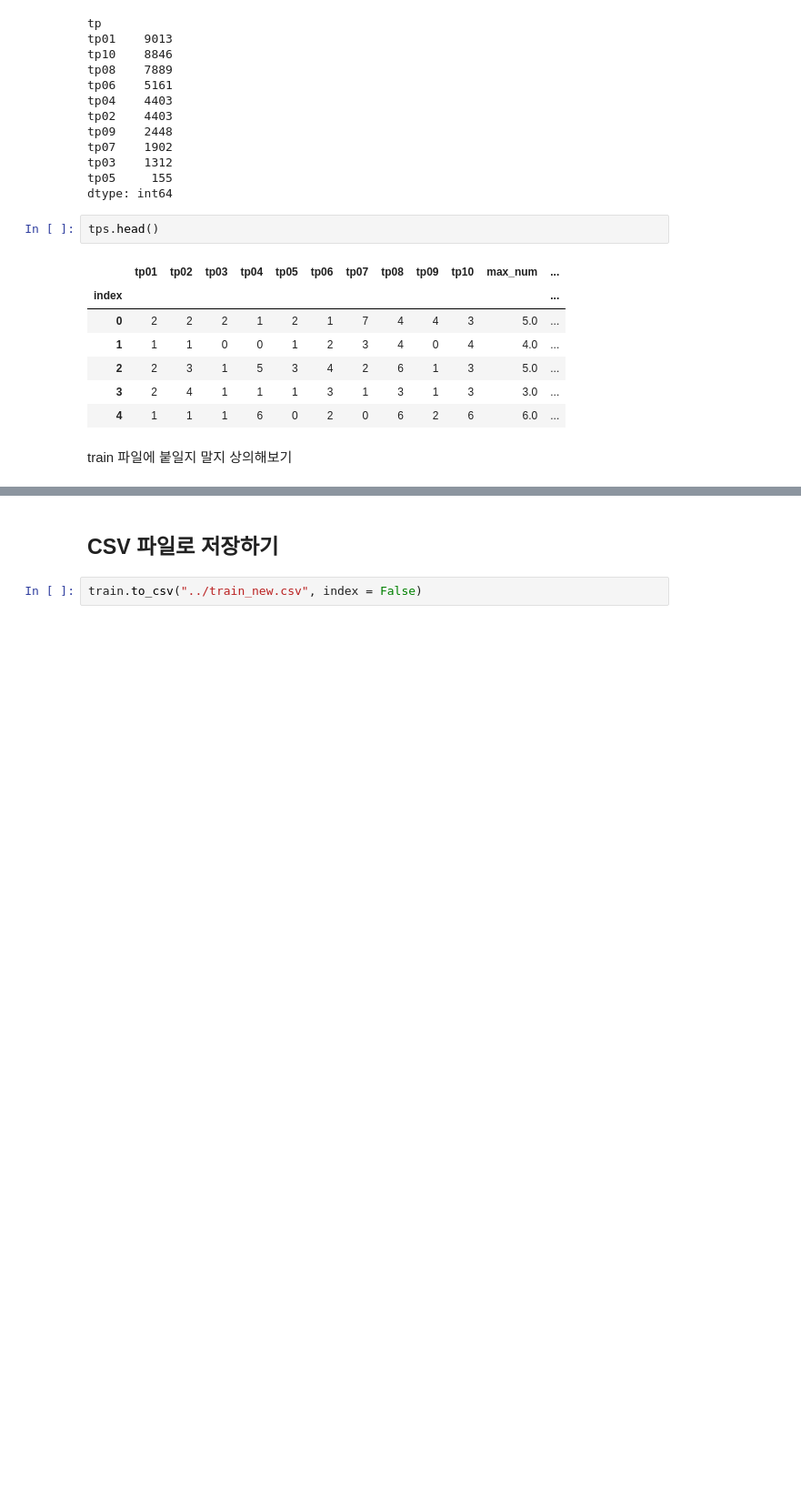
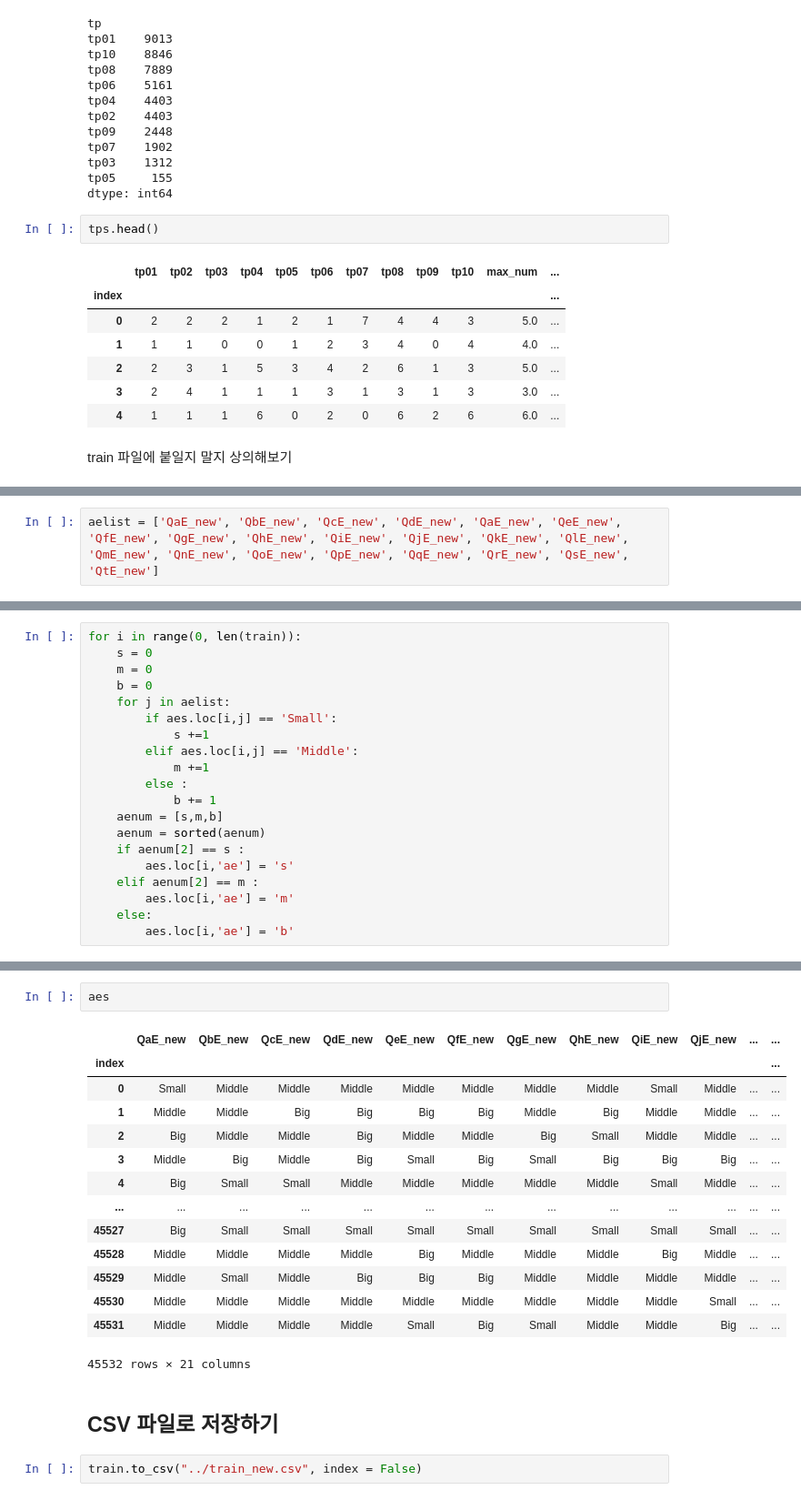
Before and after one commit to sryu219/TeamProject, a Jupyter notebook: FinalProject.ipynb, the cells around one changed output, grey strips where cells are left out. Shown at 91% size. Saved outputs shown, nothing was run; the diff lists cells and outputs as text; blank space fills up the shorter version.

```diff
--- a/FinalProject.ipynb
+++ b/FinalProject.ipynb
@@ -1309,0 +1312,2 @@ train 파일에 붙일지 말지 상의해보기
+# %%
+aelist = ['QaE_new', 'QbE_new', 'QcE_new', 'QdE_new', 'QaE_new', 'QeE_new', 'QfE_new', 'QgE_new', 'QhE_new', 'QiE_new', 'QjE_new', 'QkE_new', 'QlE_new', 'QmE_new', 'QnE_new', 'QoE_new', 'QpE_new', 'QqE_new', 'QrE_new', 'QsE_new', 'QtE_new']
@@ -1309,0 +1332,20 @@ train 파일에 붙일지 말지 상의해보기
+# %%
+for i in range(0, len(train)):
+    s = 0
+    m = 0
+    b = 0
+    for j in aelist:
+        if aes.loc[i,j] == 'Small':
+            s +=1
+        elif aes.loc[i,j] == 'Middle':
+            m +=1
+        else :
+            b += 1
+    aenum = [s,m,b]
+    aenum = sorted(aenum)
+    if aenum[2] == s :
+        aes.loc[i,'ae'] = 's'
+    elif aenum[2] == m :
+        aes.loc[i,'ae'] = 'm'
+    else:
+        aes.loc[i,'ae'] = 'b'
@@ -1310,3 +1360,20 @@ train 파일에 붙일지 말지 상의해보기
+# %%
+aes
+# %% [output]
+|  | QaE_new | QbE_new | QcE_new | QdE_new | QeE_new | QfE_new | QgE_new | QhE_new | QiE_new | QjE_new | ... | ... |
+| index |  |  |  |  |  |  |  |  |  |  |  | ... |
+| 0 | Small | Middle | Middle | Middle | Middle | Middle | Middle | Middle | Small | Middle | ... | ... |
+| 1 | Middle | Middle | Big | Big | Big | Big | Middle | Big | Middle | Middle | ... | ... |
+| 2 | Big | Middle | Middle | Big | Middle | Middle | Big | Small | Middle | Middle | ... | ... |
+| 3 | Middle | Big | Middle | Big | Small | Big | Small | Big | Big | Big | ... | ... |
+| 4 | Big | Small | Small | Middle | Middle | Middle | Middle | Middle | Small | Middle | ... | ... |
+| ... | ... | ... | ... | ... | ... | ... | ... | ... | ... | ... | ... | ... |
+| 45527 | Big | Small | Small | Small | Small | Small | Small | Small | Small | Small | ... | ... |
+| 45528 | Middle | Middle | Middle | Middle | Big | Middle | Middle | Middle | Big | Middle | ... | ... |
+| 45529 | Middle | Small | Middle | Big | Big | Big | Middle | Middle | Middle | Middle | ... | ... |
+| 45530 | Middle | Middle | Middle | Middle | Middle | Middle | Middle | Middle | Middle | Small | ... | ... |
+| 45531 | Middle | Middle | Middle | Middle | Small | Big | Small | Middle | Middle | Big | ... | ... |
+45532 rows × 21 columns
 # %% [markdown]
 ## CSV 파일로 저장하기
 # %%
```
Also changed, not shown: parts of 3 cells of this notebook.
